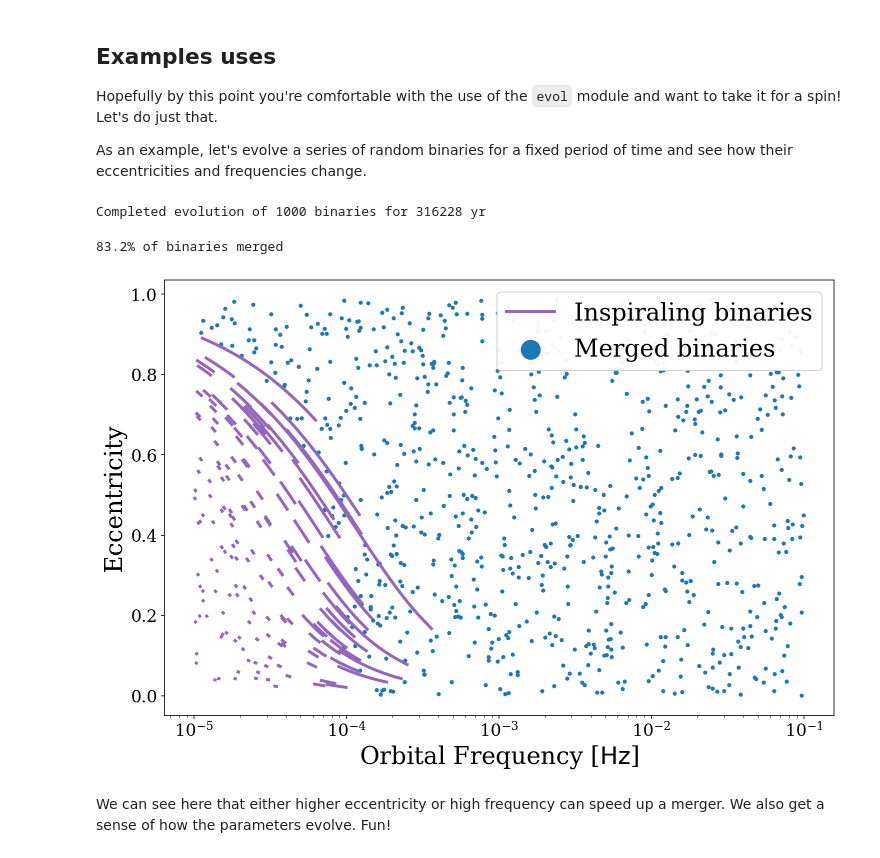
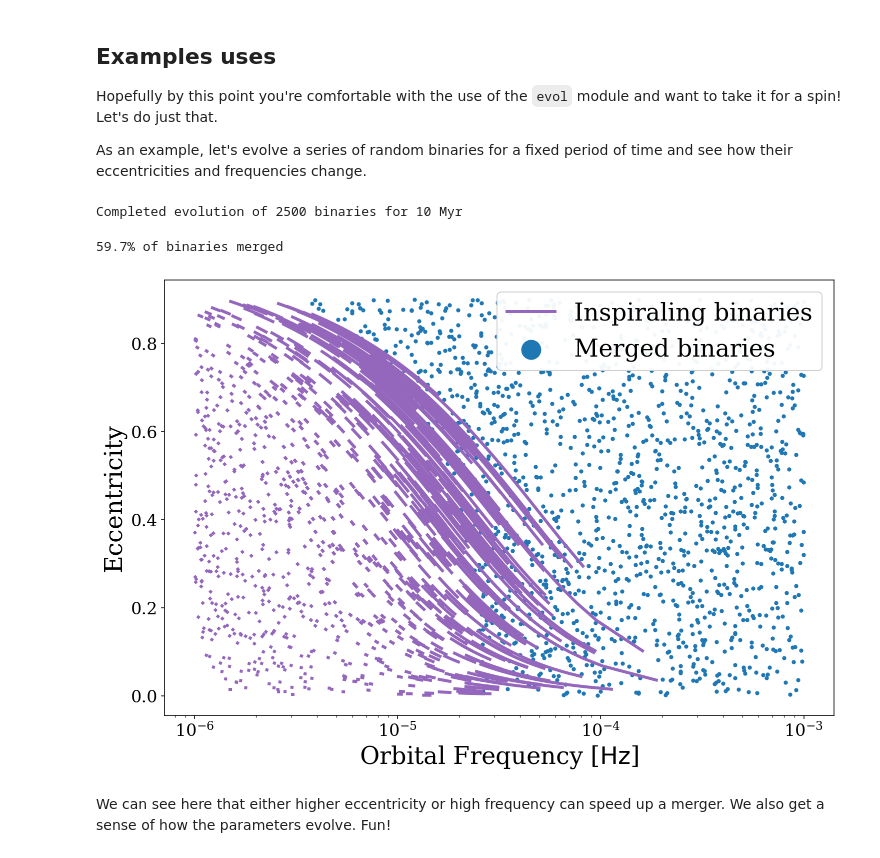
Before and after one commit to TeamLEGWORK/LEGWORK, a Jupyter notebook: docs/notebooks/Evolution.ipynb, the cells around one changed output. Cells and saved outputs as stored; diff of their text form; code cells hidden in the pictures.

Commit message:
minor fixes to evol syntax in tutorial

```diff
--- a/docs/notebooks/Evolution.ipynb
+++ b/docs/notebooks/Evolution.ipynb
@@ -260,50 +224,55 @@ Hopefully by this point you're comfortable with the use of the ``evol`` module a
 As an example, let's evolve a series of random binaries for a fixed period of time and see how their eccentricities and frequencies change.
 # %%
 # create some random binaries with the same masses
-n_binaries = 1000
+n_binaries = 2500
 m_1 = np.repeat(15, n_binaries) * u.Msun
 m_2 = np.repeat(15, n_binaries) * m_1
-f_orb_i = 10**(np.random.uniform(-5, -1, n_binaries)) * u.Hz
-ecc_i = np.random.uniform(0, 0.99, n_binaries)
+f_orb_i = 10**(np.random.uniform(-6, -3, n_binaries)) * u.Hz
+ecc_i = np.random.uniform(0, 0.9, n_binaries)
 
 # set up timesteps
-timesteps = np.logspace(-2, 5.5, 1000) * u.yr
+timesteps = (np.logspace(-2, 7, 1000) * u.yr).to(u.Myr)
 
-# evolve the binaries
-ecc_evol, f_orb_evol = evol.evol_ecc(ecc_i=ecc_i, m_1=m_1, m_2=m_2, f_orb_i=f_orb_i, timesteps=timesteps)
+# check which binaries will merge during that time
+t_merge = evol.get_t_merge_ecc(ecc_i=ecc_i, m_1=m_1, m_2=m_2, f_orb_i=f_orb_i)
+merged = t_merge <= timesteps[-1]
+inspiral = np.logical_not(merged)
+
+# evolve the binaries that won't merge
+ecc_evol, f_orb_evol = evol.evol_ecc(ecc_i=ecc_i[inspiral], m_1=m_1[inspiral], m_2=m_2[inspiral],
+                                     f_orb_i=f_orb_i[inspiral], timesteps=timesteps, t_before=10 * u.yr)
 
 print("Completed evolution of {} binaries".format(n_binaries), end="")
 print(r" for {:1.0f} {}".format(timesteps[-1].value, timesteps.unit))
 # %% [output]
-Completed evolution of 1000 binaries for 316228 yr
+Completed evolution of 2500 binaries for 10 Myr
 # %%
 # create a plot
 fig, ax = plt.subplots()
 
 # check which binaries merged
-merged = ecc_evol.T[-1] == 0.0
-inspiral = np.logical_not(merged)
-print("{:1.1f}% of binaries merged".format(len(ecc_evol[merged]) / n_binaries * 100))
+print("{:1.1f}% of binaries merged".format(len(ecc_i[merged]) / n_binaries * 100))
 
 # plot the merged binaries as scatter points
-ax.scatter(f_orb_evol.T[0][merged], ecc_evol.T[0][merged], label="Merged binaries", s=10)
+ax.scatter(f_orb_i[merged], ecc_i[merged], label="Merged binaries", s=10)
 
 # plot the inspiraling line by connecting lines from their start to their end
-for i in range(len(inspiral[inspiral])):
+for i in range(len(ecc_evol)):
     label = "Inspiraling binaries" if i == 0 else ""
-    ax.plot(f_orb_evol[inspiral][i], ecc_evol[inspiral][i], color="tab:purple", lw=3, label=label)
+    mask = f_orb_evol[i] != 1e2 * u.Hz
+    ax.plot(f_orb_evol[i][mask], ecc_evol[i][mask], color="tab:purple", lw=3, label=label)
 
 ax.legend(loc="upper right", framealpha=0.95, markerscale=6)
 
 ax.set_xscale("log")
 
 ax.set_xlabel("Orbital Frequency [{:latex}]".format(f_orb_evol.unit))
 ax.set_ylabel("Eccentricity")
 
 plt.show()
 # %% [output]
-83.2% of binaries merged
+59.7% of binaries merged
-[figure, old version]
+[figure, new version]
 # %% [markdown]
 We can see here that either higher eccentricity or high frequency can speed up a merger. We also get a sense of how the parameters evolve. Fun!
 # %% [markdown]
```
Also changed, not shown: parts of 6 cells of this notebook.
